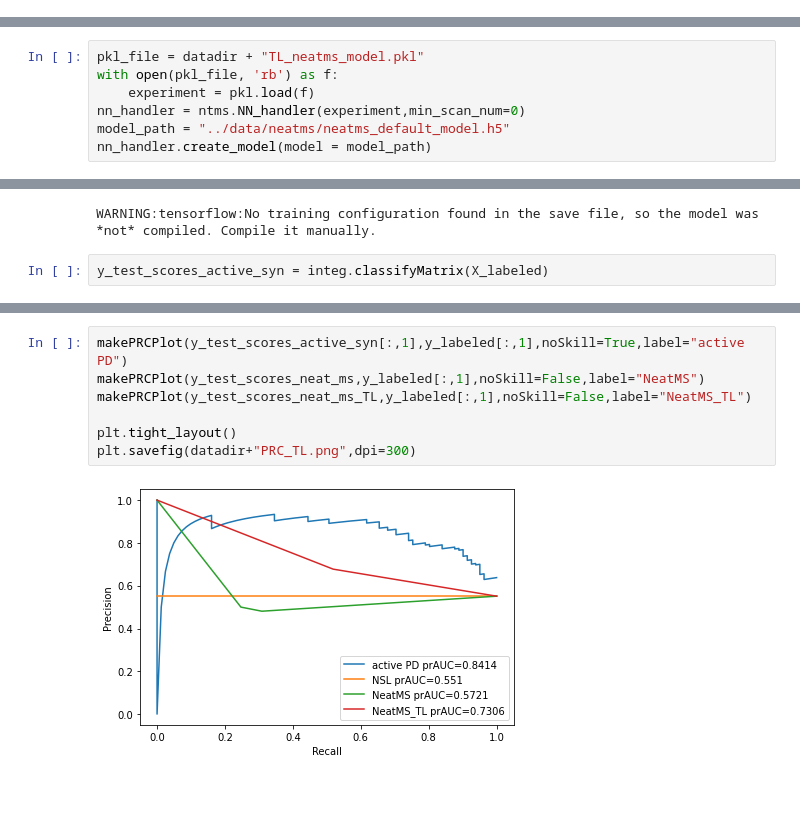
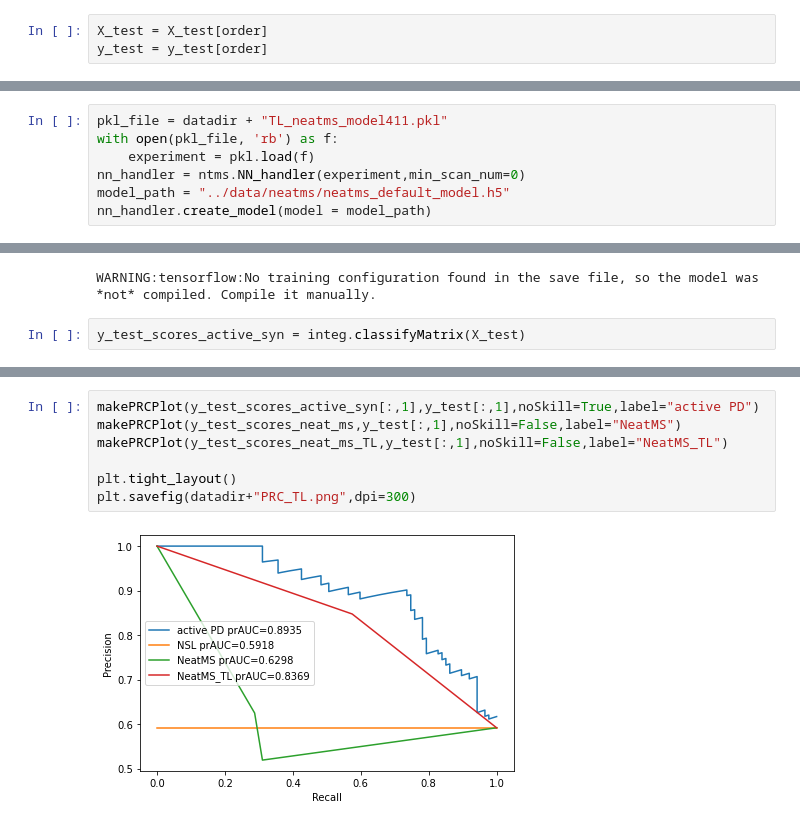
Before and after one commit to pattilab/PeakDetective, a Jupyter notebook: workbooks/neat_ms_comparision_covid_data.ipynb, the cells around one changed output, grey strips where cells are left out. Saved outputs shown, nothing was run; the diff lists cells and outputs as text; blank space fills up the shorter version.

```diff
--- a/workbooks/neat_ms_comparision_covid_data.ipynb
+++ b/workbooks/neat_ms_comparision_covid_data.ipynb
@@ -266,3 +263,6 @@ y_labeled = y_labeled[order]
+# %%
+X_test = X_test[order]
+y_test = y_test[order]
 # %%
 y_test_scores_neat_ms = filt["classification"].values
 # %%
@@ -290,7 +290,7 @@ Noise 254
 experiment.name = datadir + "TL_neatms_model411"
 experiment.save()
 # %%
-pkl_file = datadir + "TL_neatms_model.pkl"
+pkl_file = datadir + "TL_neatms_model411.pkl"
 with open(pkl_file, 'rb') as f:
     experiment = pkl.load(f)
 nn_handler = ntms.NN_handler(experiment,min_scan_num=0)
@@ -439,5 +437,5 @@ integ.load(datadir + "active/")
 # %% [output]
 WARNING:tensorflow:No training configuration found in the save file, so the model was *not* compiled. Compile it manually.
 # %%
-y_test_scores_active_syn = integ.classifyMatrix(X_labeled)
+y_test_scores_active_syn = integ.classifyMatrix(X_test)
 # %% [output]
@@ -446,10 +444,10 @@ y_test_scores_active_syn = integ.classifyMatrix(X_labeled)
 # %%
-makePRCPlot(y_test_scores_active_syn[:,1],y_labeled[:,1],noSkill=True,label="active PD")
-makePRCPlot(y_test_scores_neat_ms,y_labeled[:,1],noSkill=False,label="NeatMS")
-makePRCPlot(y_test_scores_neat_ms_TL,y_labeled[:,1],noSkill=False,label="NeatMS_TL")
+makePRCPlot(y_test_scores_active_syn[:,1],y_test[:,1],noSkill=True,label="active PD")
+makePRCPlot(y_test_scores_neat_ms,y_test[:,1],noSkill=False,label="NeatMS")
+makePRCPlot(y_test_scores_neat_ms_TL,y_test[:,1],noSkill=False,label="NeatMS_TL")
 
 plt.tight_layout()
 plt.savefig(datadir+"PRC_TL.png",dpi=300)
 # %% [output]
-[figure, old version]
+[figure, new version]
 # %%
```
Also changed, not shown: parts of 11 cells of this notebook, 4 other files.
